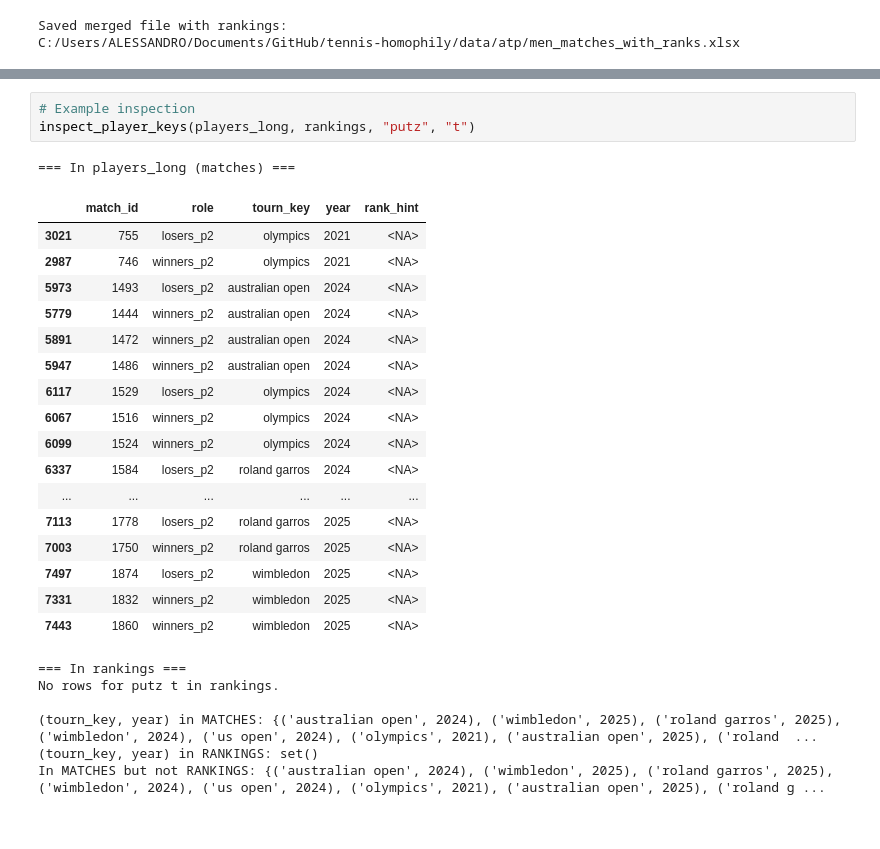
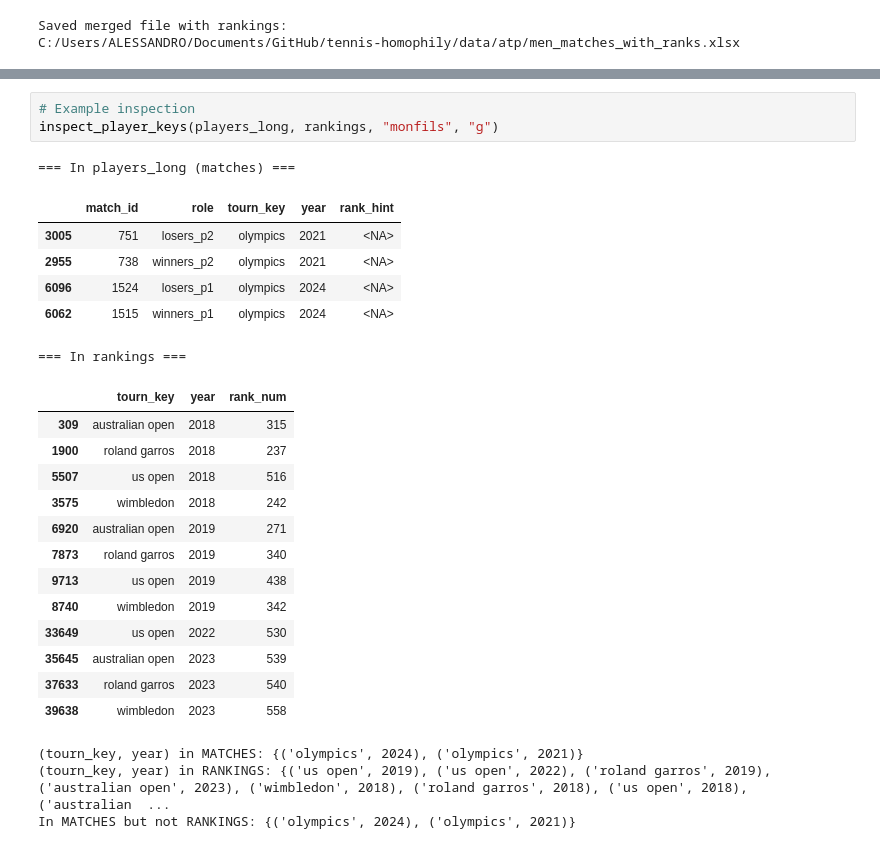
Before and after one commit to AEGDDI/tennis-homophily, a Jupyter notebook: code/merging/matches_ranks.ipynb, the cells around one changed output, grey strips where cells are left out. Saved outputs shown, nothing was run; the diff lists cells and outputs as text.

```diff
--- a/code/merging/matches_ranks.ipynb
+++ b/code/merging/matches_ranks.ipynb
@@ -851,29 +855,28 @@ Saved 34 unique unmatched surnames to C:/Users/ALESSANDRO/Documents/GitHub/tenni
 No rows with surname 'zhizhen' were found in the unmatched report.
 # %%
 # Example inspection
-inspect_player_keys(players_long, rankings, "putz", "t")
+inspect_player_keys(players_long, rankings, "monfils", "g")
 # %% [output]
 === In players_long (matches) ===
 |  | match_id | role | tourn_key | year | rank_hint |
-| 3021 | 755 | losers_p2 | olympics | 2021 | <NA> |
-| 2987 | 746 | winners_p2 | olympics | 2021 | <NA> |
-| 5973 | 1493 | losers_p2 | australian open | 2024 | <NA> |
-| 5779 | 1444 | winners_p2 | australian open | 2024 | <NA> |
-| 5891 | 1472 | winners_p2 | australian open | 2024 | <NA> |
-| 5947 | 1486 | winners_p2 | australian open | 2024 | <NA> |
-| 6117 | 1529 | losers_p2 | olympics | 2024 | <NA> |
-| 6067 | 1516 | winners_p2 | olympics | 2024 | <NA> |
-| 6099 | 1524 | winners_p2 | olympics | 2024 | <NA> |
-| 6337 | 1584 | losers_p2 | roland garros | 2024 | <NA> |
-| ... | ... | ... | ... | ... | ... |
-| 7113 | 1778 | losers_p2 | roland garros | 2025 | <NA> |
-| 7003 | 1750 | winners_p2 | roland garros | 2025 | <NA> |
-| 7497 | 1874 | losers_p2 | wimbledon | 2025 | <NA> |
-| 7331 | 1832 | winners_p2 | wimbledon | 2025 | <NA> |
-| 7443 | 1860 | winners_p2 | wimbledon | 2025 | <NA> |
+| 3005 | 751 | losers_p2 | olympics | 2021 | <NA> |
+| 2955 | 738 | winners_p2 | olympics | 2021 | <NA> |
+| 6096 | 1524 | losers_p1 | olympics | 2024 | <NA> |
+| 6062 | 1515 | winners_p1 | olympics | 2024 | <NA> |
 === In rankings ===
-No rows for putz t in rankings.
-
-(tourn_key, year) in MATCHES: {('australian open', 2024), ('wimbledon', 2025), ('roland garros', 2025), ('wimbledon', 2024), ('us open', 2024), ('olympics', 2021), ('australian open', 2025), ('roland  ...
-(tourn_key, year) in RANKINGS: set()
-In MATCHES but not RANKINGS: {('australian open', 2024), ('wimbledon', 2025), ('roland garros', 2025), ('wimbledon', 2024), ('us open', 2024), ('olympics', 2021), ('australian open', 2025), ('roland g ...
+|  | tourn_key | year | rank_num |
+| 309 | australian open | 2018 | 315 |
+| 1900 | roland garros | 2018 | 237 |
+| 5507 | us open | 2018 | 516 |
+| 3575 | wimbledon | 2018 | 242 |
+| 6920 | australian open | 2019 | 271 |
+| 7873 | roland garros | 2019 | 340 |
+| 9713 | us open | 2019 | 438 |
+| 8740 | wimbledon | 2019 | 342 |
+| 33649 | us open | 2022 | 530 |
+| 35645 | australian open | 2023 | 539 |
+| 37633 | roland garros | 2023 | 540 |
+| 39638 | wimbledon | 2023 | 558 |
+(tourn_key, year) in MATCHES: {('olympics', 2024), ('olympics', 2021)}
+(tourn_key, year) in RANKINGS: {('us open', 2019), ('us open', 2022), ('roland garros', 2019), ('australian open', 2023), ('wimbledon', 2018), ('roland garros', 2018), ('us open', 2018), ('australian  ...
+In MATCHES but not RANKINGS: {('olympics', 2024), ('olympics', 2021)}
```
Also changed, not shown: parts of 2 cells of this notebook, 8 other files.
